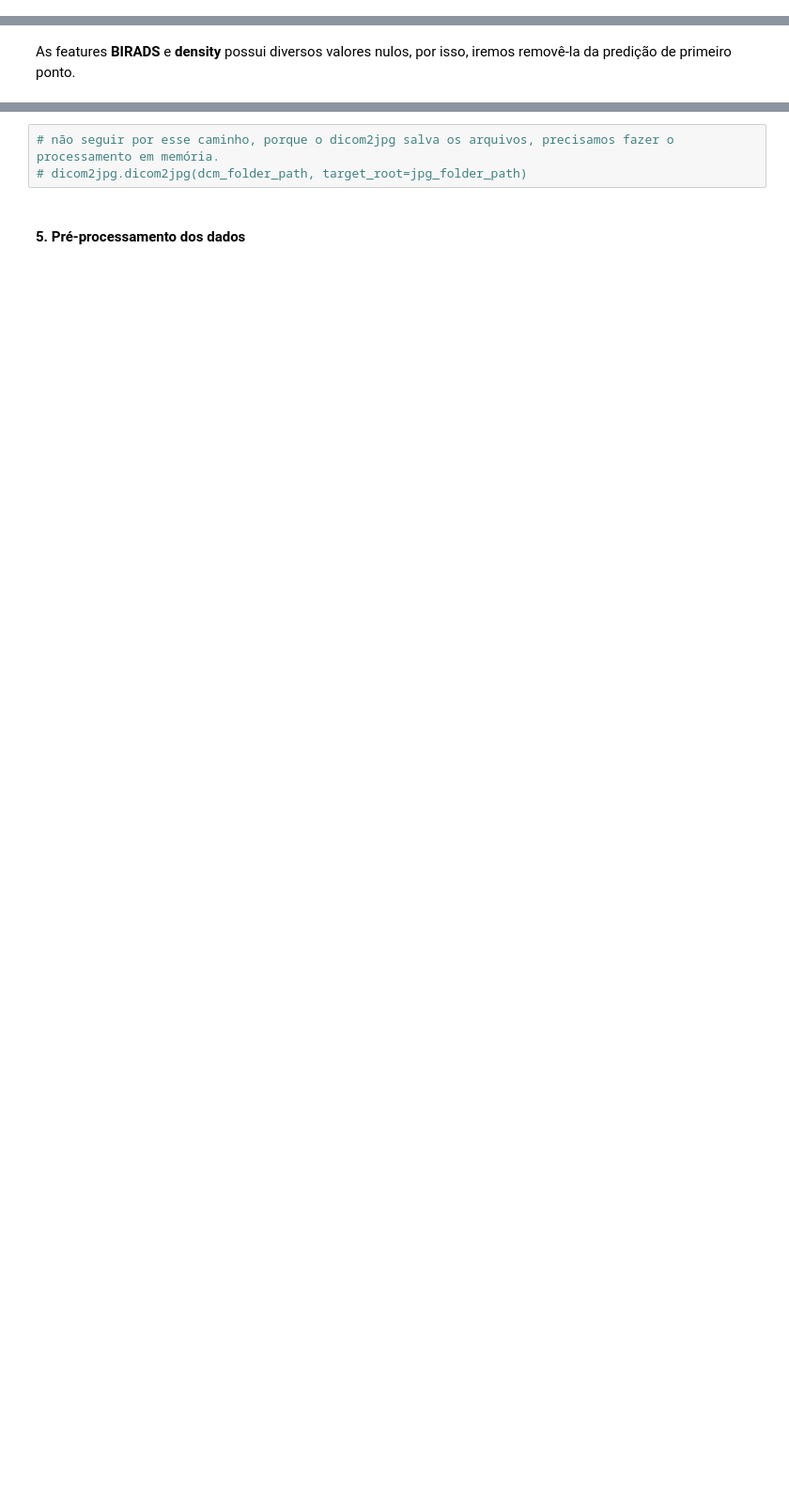
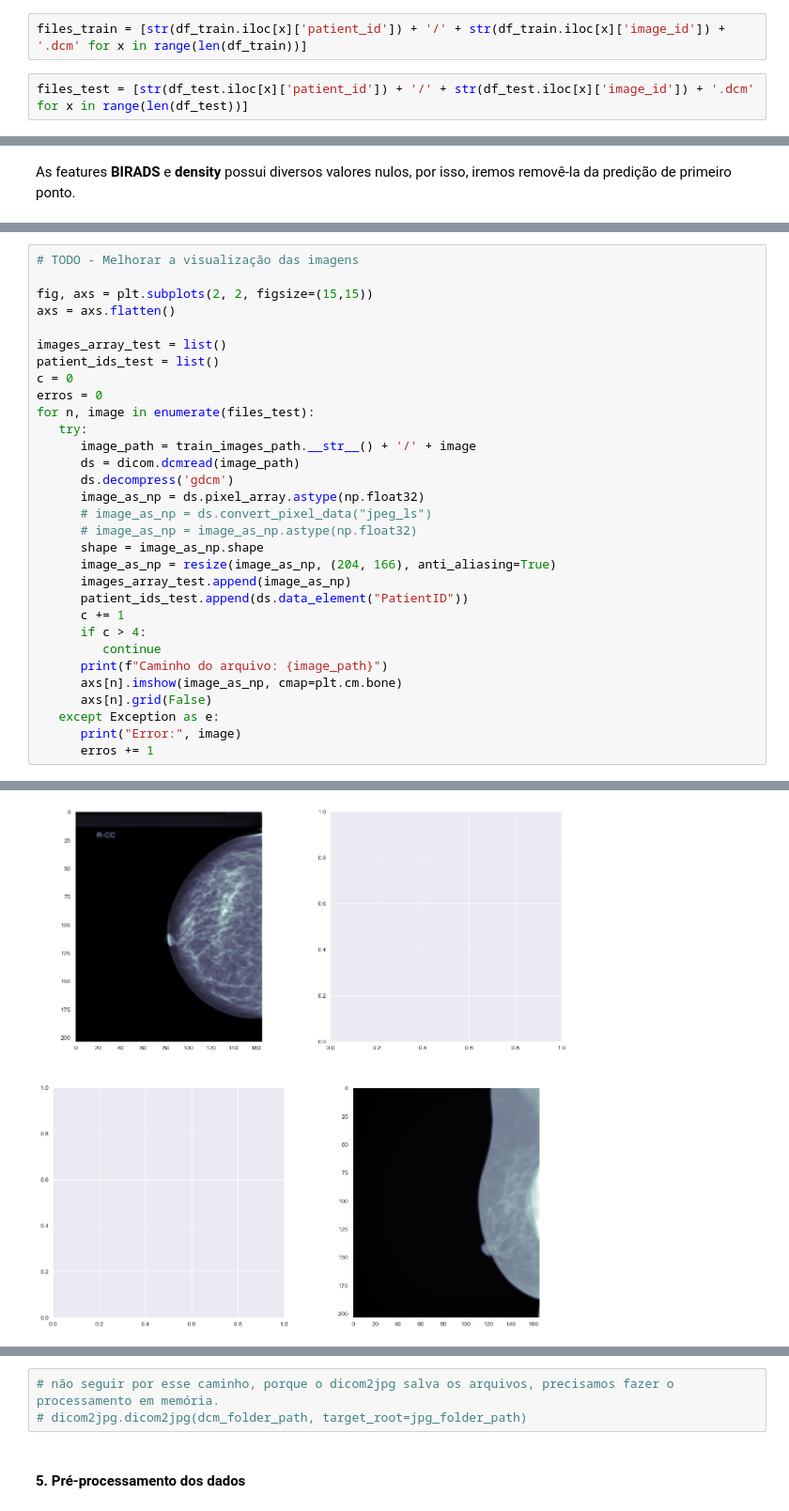
Before and after one commit to jhonatangopereira/Screening-Mammography-Breast-Cancer-Detection, a Jupyter notebook: main.ipynb, the cells around one changed output, grey strips where cells are left out. Shown at 94% size. Cells and saved outputs as stored; diff of their text form; blank space fills up the shorter version.

```diff
--- a/main.ipynb
+++ b/main.ipynb
@@ -41 +77,5 @@ sns.set_color_codes("pastel")
+# %%
+files_train = [str(df_train.iloc[x]['patient_id']) + '/' + str(df_train.iloc[x]['image_id']) + '.dcm' for x in range(len(df_train))]
+# %%
+files_test = [str(df_test.iloc[x]['patient_id']) + '/' + str(df_test.iloc[x]['image_id']) + '.dcm' for x in range(len(df_test))]
 # %%
@@ -191,0 +189,32 @@ images_array
+# %%
+# TODO - Melhorar a visualização das imagens
+
+fig, axs = plt.subplots(2, 2, figsize=(15,15))
+axs = axs.flatten()
+
+images_array_test = list()
+patient_ids_test = list()
+c = 0
+erros = 0
+for n, image in enumerate(files_test):
+   try:
+      image_path = train_images_path.__str__() + '/' + image
+      ds = dicom.dcmread(image_path)
+      ds.decompress('gdcm')
+      image_as_np = ds.pixel_array.astype(np.float32)
+      # image_as_np = ds.convert_pixel_data("jpeg_ls")
+      # image_as_np = image_as_np.astype(np.float32)
+      shape = image_as_np.shape
+      image_as_np = resize(image_as_np, (204, 166), anti_aliasing=True)
+      images_array_test.append(image_as_np)
+      patient_ids_test.append(ds.data_element("PatientID"))
+      c += 1
+      if c > 4:
+         continue
+      print(f"Caminho do arquivo: {image_path}")
+      axs[n].imshow(image_as_np, cmap=plt.cm.bone)
+      axs[n].grid(False)
+   except Exception as e:
+      print("Error:", image)
+      erros += 1
+# %% [output]
@@ -192 +255,2 @@ images_array
+[figure, added]
 # %%
```
Also changed, not shown: parts of 49 cells of this notebook, 5 other files.
